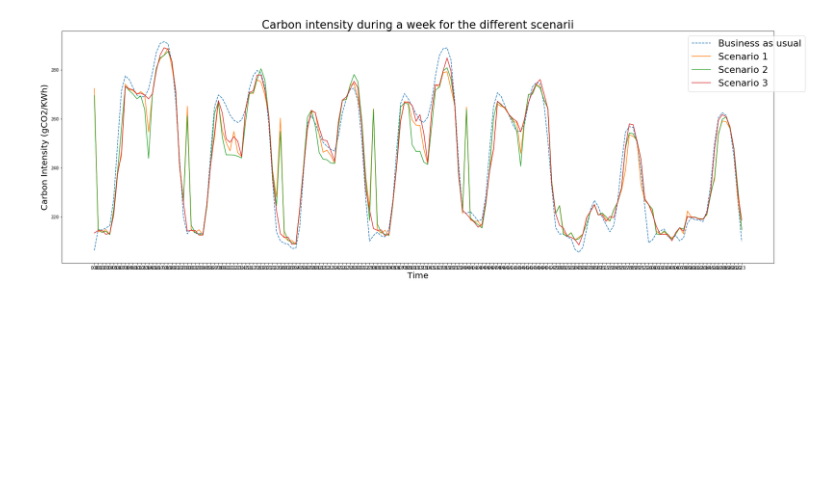
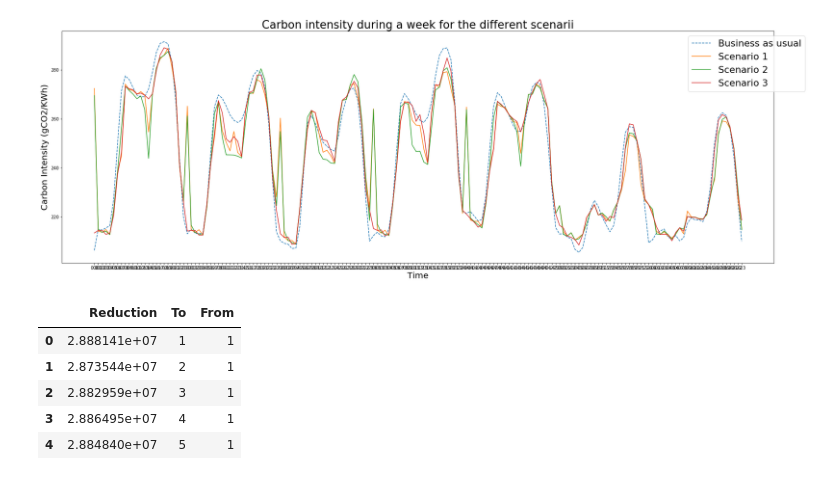
Before and after one commit to Nicolaskirsch2000/BASc-Dissertation, a Jupyter notebook: London scenario analysis .ipynb, the cells around one changed output. Saved outputs shown, nothing was run; the diff lists cells and outputs as text; code cells hidden in the pictures; blank space fills up the shorter version.

```diff
--- a/London scenario analysis .ipynb
+++ b/London scenario analysis .ipynb
@@ -699,0 +749,10 @@ plt.savefig("Carbon intensity during a week for the different scenarii.png")
+# %%
+res.head()
+#res["Reduction"] = 107348424.81435384 -res["Reduction"]
+# %% [output]
+|  | Reduction | To | From |
+| 0 | 2.888141e+07 | 1 | 1 |
+| 1 | 2.873544e+07 | 2 | 1 |
+| 2 | 2.882959e+07 | 3 | 1 |
+| 3 | 2.886495e+07 | 4 | 1 |
+| 4 | 2.884840e+07 | 5 | 1 |
```
Also changed, not shown: parts of 6 cells of this notebook, 3 other files.
